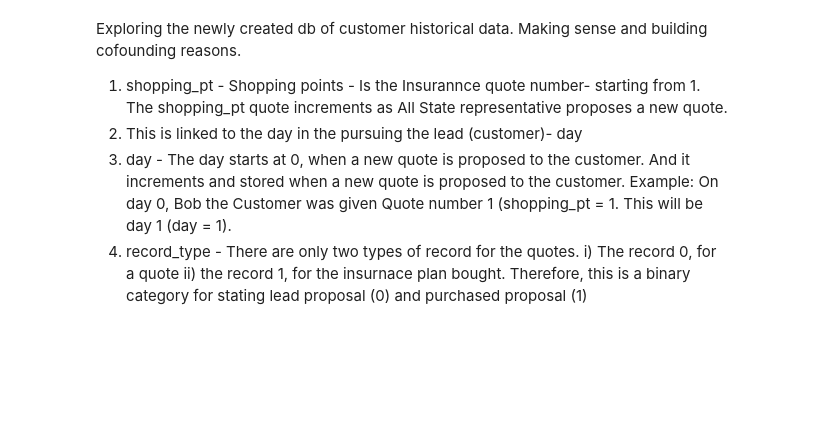
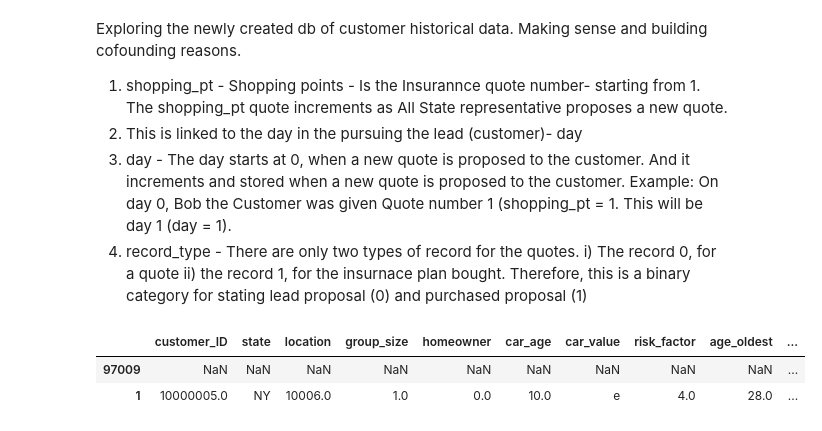
Before and after one commit to SimplifyData/Allstate-Purchase-Prediction-Challenge, a Jupyter notebook: AllState_Predict.ipynb, the cells around one changed output. Drawn from its saved outputs; the diff is of its cells as text; code cells hidden in the pictures; blank space fills up the shorter version.

```diff
--- a/AllState_Predict.ipynb
+++ b/AllState_Predict.ipynb
@@ -1333,3 +1355,27 @@ Exploring the newly created db of customer historical data. Making sense and bui
 	i) The record 0, for a quote
 	ii) the record 1, for the insurnace plan bought.
 Therefore, this is a binary category for stating lead proposal (0) and purchased proposal (1)
+# %%
+hist_col_df = train_data[hist_cust_column_list]
+
+
+all_cust_id_df = train_data["customer_ID"]
+
+
+shop_pt_df = train_data["shopping_pt"] == 1
+
+
+
+cust_hist_data_df_mp.loc[1] = (hist_col_df
+
+                                          [all_cust_id_df == cust_id_df["customer_ID"][1]]
+
+                                          [shop_pt_df]
+
+                                          ).values.tolist()[0]
+
+cust_hist_data_df_mp.head()
+# %% [output]
+|  | customer_ID | state | location | group_size | homeowner | car_age | car_value | risk_factor | age_oldest | ... |
+| 97009 | NaN | NaN | NaN | NaN | NaN | NaN | NaN | NaN | NaN | ... |
+| 1 | 10000005.0 | NY | 10006.0 | 1.0 | 0.0 | 10.0 | e | 4.0 | 28.0 | ... |
```
Also changed, not shown: parts of 2 cells of this notebook.
